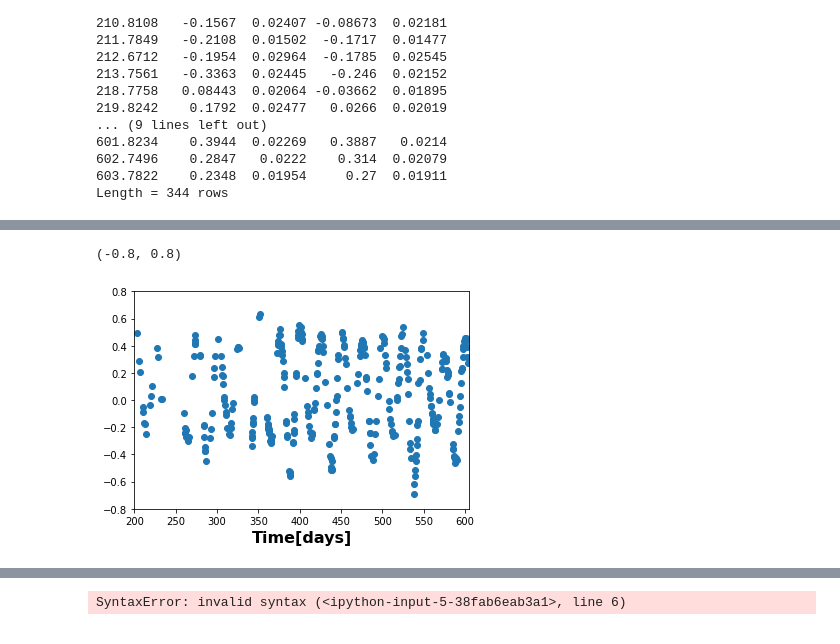
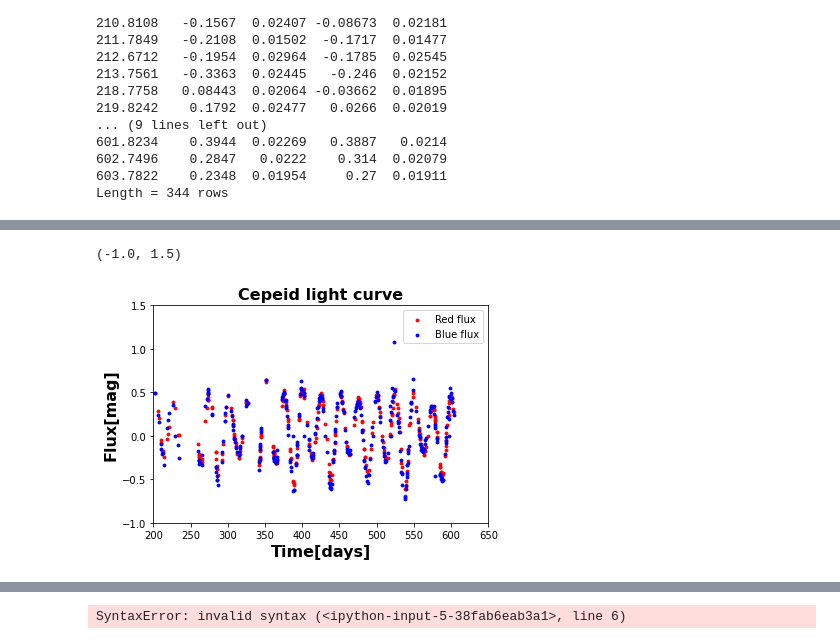
Before and after one commit to blaketjohnson/Astro3190_BJohnson, a Jupyter notebook: lessons/Cepheid_research_Johnson.ipynb, the cells around one changed output, grey strips where cells are left out. Saved outputs shown, nothing was run; the diff lists cells and outputs as text; code cells hidden in the pictures.

```diff
--- a/lessons/Cepheid_research_Johnson.ipynb
+++ b/lessons/Cepheid_research_Johnson.ipynb
@@ -41,13 +41,17 @@ This data table has a column called `Time` which tells you the time of each brig
 ![](data/example_plot_1.png)
 # %%
 ##### Check out the data - how many columns? what are each column?
-plt.scatter(data_table['Time'], data_table['Red'],)
+plt.scatter(data_table['Time'], data_table['Red'],color='red',label='Red flux',s=8)
+plt.scatter(data_table['Time'], data_table['Blue'],color='blue',label='Blue flux',s=8)
 plt.xlabel('Time[days]',fontweight='bold',fontsize='16',color = 'black')
-plt.xlim(200,605)
-plt.ylim(-0.8,0.8)
+plt.ylabel('Flux[mag]',fontweight='bold',fontsize='16',color='black')
+plt.legend(loc='upper right')
+plt.title('Cepeid light curve',fontweight='bold',fontsize='16')
+plt.xlim(200,650)
+plt.ylim(-1.0,1.5)
 # %% [output]
-(-0.8, 0.8)
+(-1.0, 1.5)
-[figure, old version]
+[figure, new version]
 # %% [markdown]
 This type of star is called a [Cepheid variable star](https://en.wikipedia.org/wiki/Classical_Cepheid_variable#Period-luminosity_relation). These stars are useful to astronomers because their flux varies in a predictable sinusoidal pattern. It turns out that the period of the flux oscillation is directly related to how intrinsically bright the star is – so if you know how long the period is, and you measure how dim the star _appears_ to be, you can estimate how far away it is because you know how bright it really is.  Begin by doing a NASA ADS search to find papers related to Cepheid variable stars.  Part of doing research is finding and reading the appropriate background literature.  This will help you build the introduction/background section of your final presentation.
 
```
Also changed, not shown: parts of 3 cells of this notebook.
